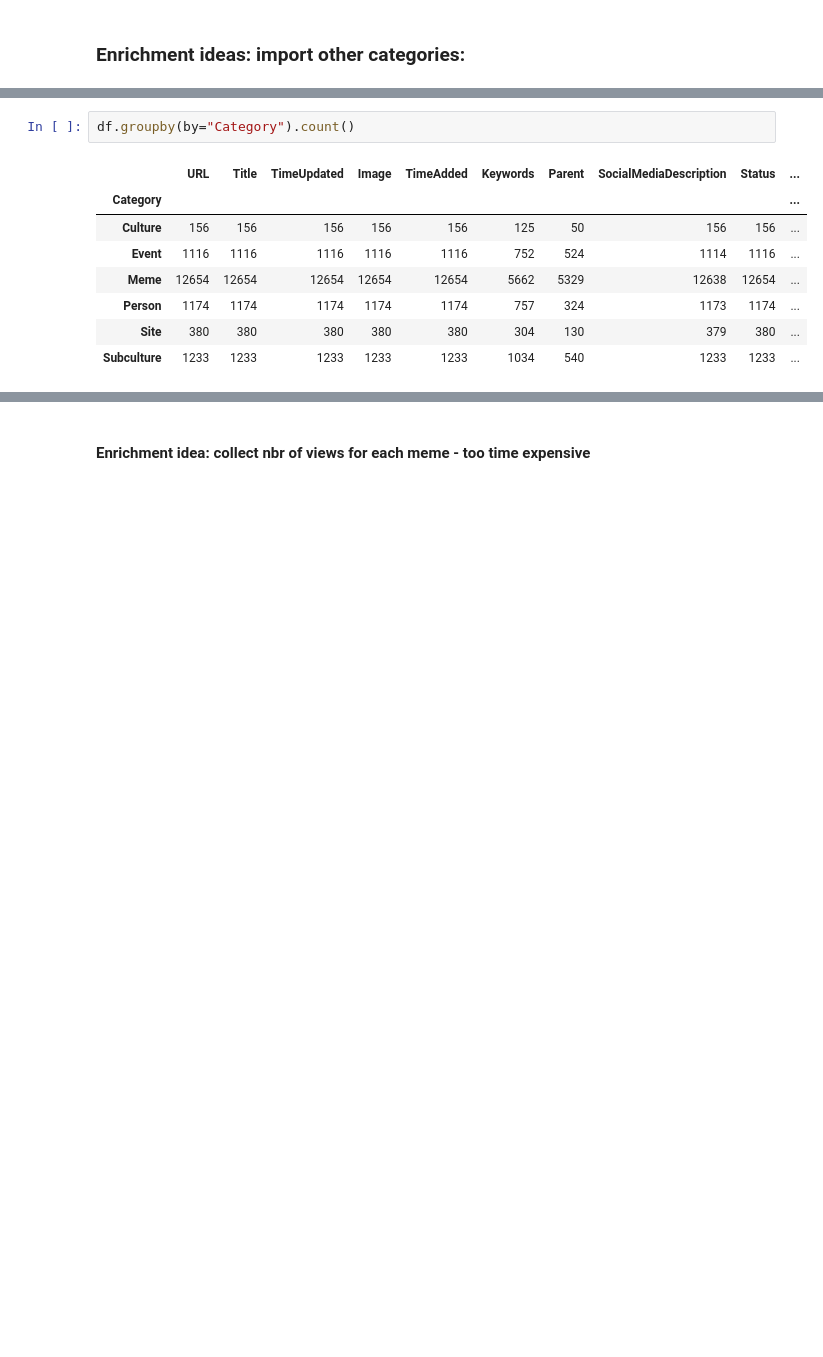
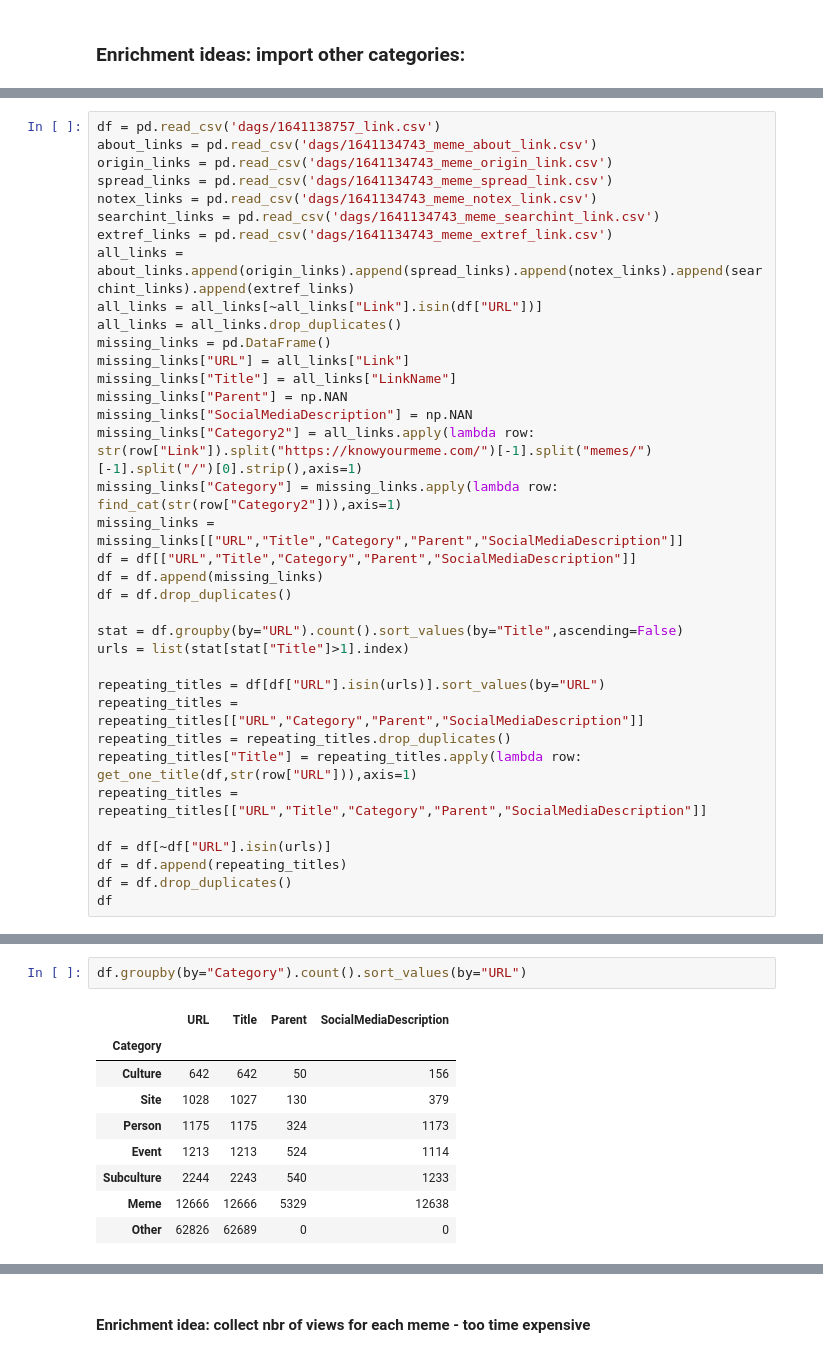
Before and after one commit to MReintop/DataEngProject_Team2, a Jupyter notebook: enrichment_ideas.ipynb, the cells around one changed output, grey strips where cells are left out. Saved outputs shown, nothing was run; the diff lists cells and outputs as text; blank space fills up the shorter version.

```diff
--- a/enrichment_ideas.ipynb
+++ b/enrichment_ideas.ipynb
@@ -112,0 +143,36 @@ df.sample(3)
+# %%
+df = pd.read_csv('dags/1641138757_link.csv')
+about_links = pd.read_csv('dags/1641134743_meme_about_link.csv')
+origin_links = pd.read_csv('dags/1641134743_meme_origin_link.csv')
+spread_links = pd.read_csv('dags/1641134743_meme_spread_link.csv')
+notex_links = pd.read_csv('dags/1641134743_meme_notex_link.csv')
+searchint_links = pd.read_csv('dags/1641134743_meme_searchint_link.csv')
+extref_links = pd.read_csv('dags/1641134743_meme_extref_link.csv')
+all_links = about_links.append(origin_links).append(spread_links).append(notex_links).append(searchint_links).append(extref_links)
+all_links = all_links[~all_links["Link"].isin(df["URL"])]
+all_links = all_links.drop_duplicates()
+missing_links = pd.DataFrame()
+missing_links["URL"] = all_links["Link"]
+missing_links["Title"] = all_links["LinkName"]
+missing_links["Parent"] = np.NAN
+missing_links["SocialMediaDescription"] = np.NAN
+missing_links["Category2"] = all_links.apply(lambda row: str(row["Link"]).split("https://knowyourmeme.com/")[-1].split("memes/")[-1].split("/")[0].strip(),axis=1)
+missing_links["Category"] = missing_links.apply(lambda row: find_cat(str(row["Category2"])),axis=1)
+missing_links = missing_links[["URL","Title","Category","Parent","SocialMediaDescription"]]
+df = df[["URL","Title","Category","Parent","SocialMediaDescription"]]
+df = df.append(missing_links)
+df = df.drop_duplicates()
+
+stat = df.groupby(by="URL").count().sort_values(by="Title",ascending=False)
+urls = list(stat[stat["Title"]>1].index)
+
+repeating_titles = df[df["URL"].isin(urls)].sort_values(by="URL")
+repeating_titles = repeating_titles[["URL","Category","Parent","SocialMediaDescription"]]
+repeating_titles = repeating_titles.drop_duplicates()
+repeating_titles["Title"] = repeating_titles.apply(lambda row: get_one_title(df,str(row["URL"])),axis=1)
+repeating_titles = repeating_titles[["URL","Title","Category","Parent","SocialMediaDescription"]]
+
+df = df[~df["URL"].isin(urls)]
+df = df.append(repeating_titles)
+df = df.drop_duplicates()
+df
@@ -117,11 +302,12 @@ df.shape
 # %%
-df.groupby(by="Category").count()
+df.groupby(by="Category").count().sort_values(by="URL")
 # %% [output]
-|  | URL | Title | TimeUpdated | Image | TimeAdded | Keywords | Parent | SocialMediaDescription | Status | ... |
-| Category |  |  |  |  |  |  |  |  |  | ... |
-| Culture | 156 | 156 | 156 | 156 | 156 | 125 | 50 | 156 | 156 | ... |
-| Event | 1116 | 1116 | 1116 | 1116 | 1116 | 752 | 524 | 1114 | 1116 | ... |
-| Meme | 12654 | 12654 | 12654 | 12654 | 12654 | 5662 | 5329 | 12638 | 12654 | ... |
-| Person | 1174 | 1174 | 1174 | 1174 | 1174 | 757 | 324 | 1173 | 1174 | ... |
-| Site | 380 | 380 | 380 | 380 | 380 | 304 | 130 | 379 | 380 | ... |
-| Subculture | 1233 | 1233 | 1233 | 1233 | 1233 | 1034 | 540 | 1233 | 1233 | ... |
+|  | URL | Title | Parent | SocialMediaDescription |
+| Category |  |  |  |  |
+| Culture | 642 | 642 | 50 | 156 |
+| Site | 1028 | 1027 | 130 | 379 |
+| Person | 1175 | 1175 | 324 | 1173 |
+| Event | 1213 | 1213 | 524 | 1114 |
+| Subculture | 2244 | 2243 | 540 | 1233 |
+| Meme | 12666 | 12666 | 5329 | 12638 |
+| Other | 62826 | 62689 | 0 | 0 |
```
Also changed, not shown: parts of 62 cells of this notebook, 4 other files.
